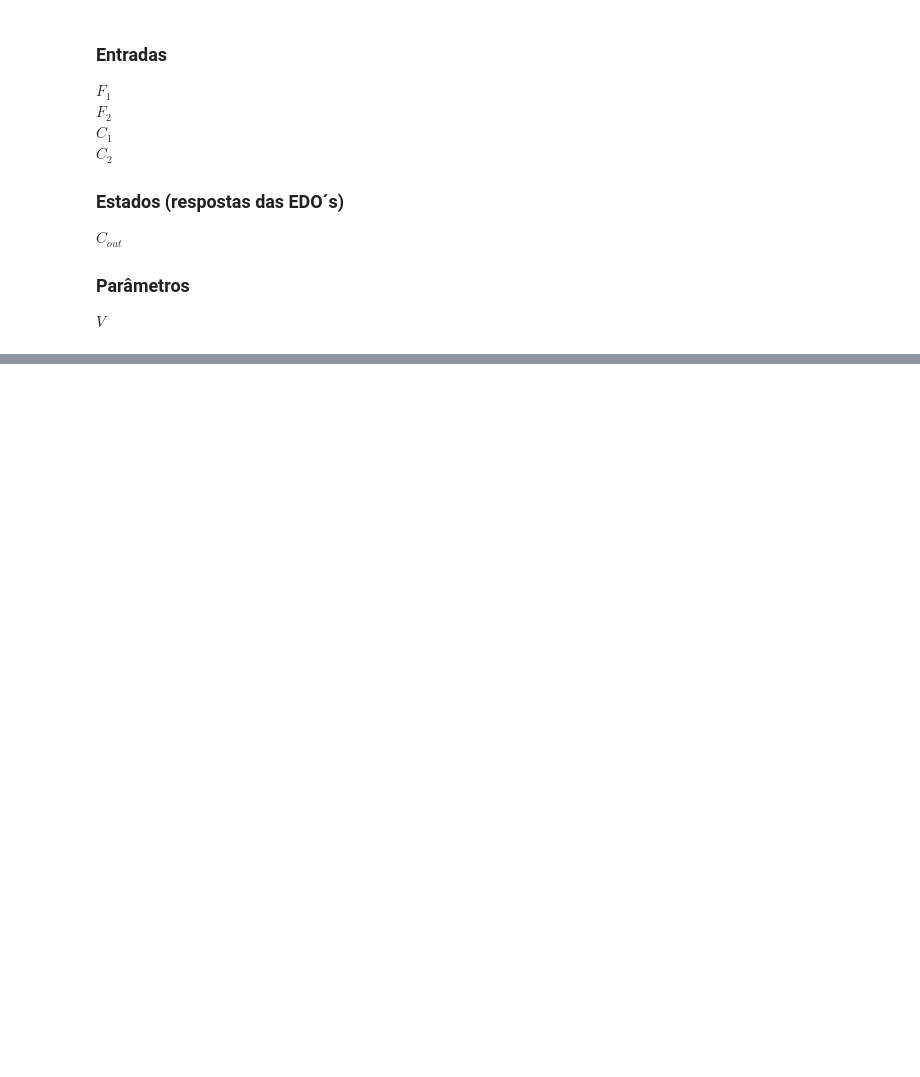
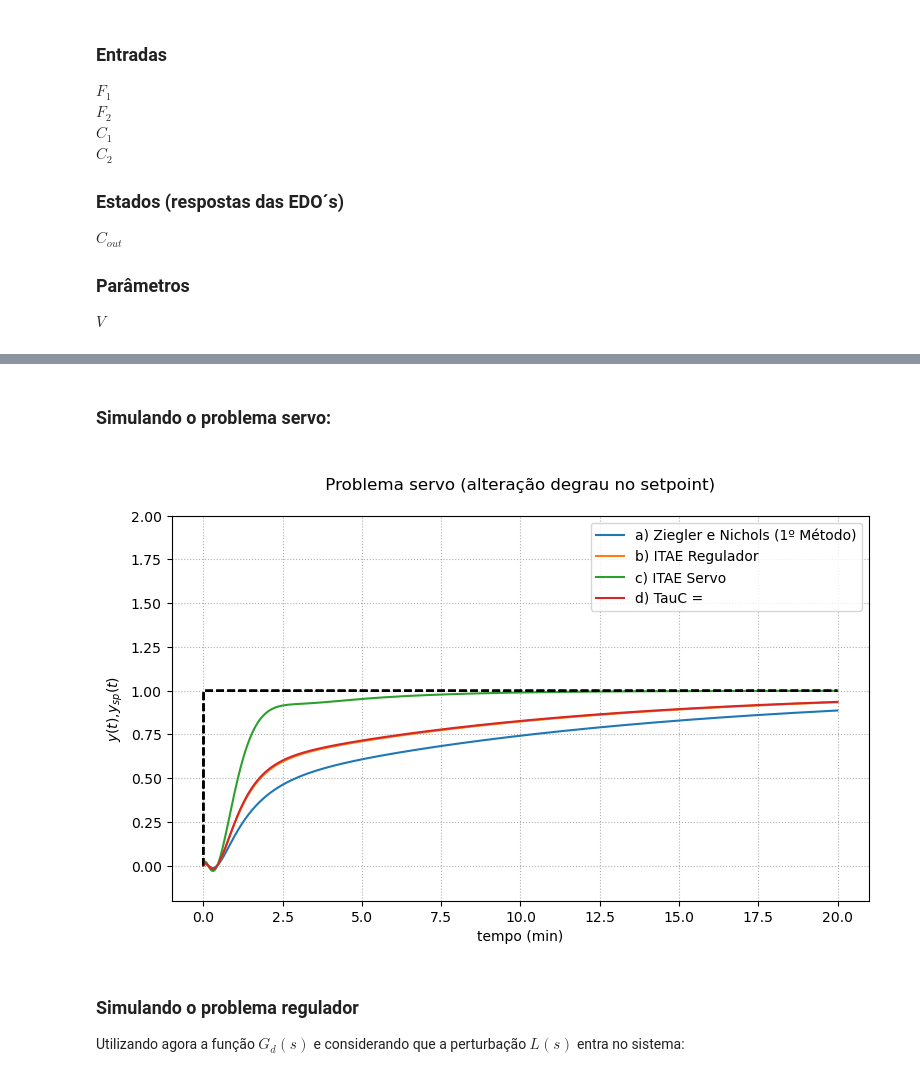
Before and after one commit to leonardomarcondelli/Chemical-Process-Control, a Jupyter notebook: Trabalho Avaliativo/Trabalho CPQ2 - Leonardo.ipynb, the cells around one changed output, grey strips where cells are left out. Cells and saved outputs as stored; diff of their text form; code cells hidden in the pictures; blank space fills up the shorter version.

```diff
--- a/Trabalho Avaliativo/Trabalho CPQ2 - Leonardo.ipynb
+++ b/Trabalho Avaliativo/Trabalho CPQ2 - Leonardo.ipynb
@@ -146,0 +380,48 @@ Apresente um fgura comparando o comportamento dinâmico de ambos os modelos. Pod
+# %% [markdown]
+### Simulando o problema servo:
+# %%
+def pid_servo(Kc, tauI, tauD, sint):
+
+    t = np.arange(t0,tf,dt)
+
+    # inicializando e definindo a trajetória de referência
+    SP = np.zeros(n)
+    SP[1:n] = 1.0
+
+    # cálculo de Ki = Kc/tauI e Kd = tauD*Kc
+    Ki = Kc/tauI
+    Kd = Kc*tauD
+
+    # Determinando as ações de controle de forma isolada
+    P = Kc
+    I = Ki/s
+    D = Kd*s
+
+    # Somando os termos proporcional, integral e derivativo
+    Gc = P+I+D
+
+    Gmf = Gs*Gc/(1+Gc*Gs)
+
+    t, y = control.forced_response (Gmf, t, SP)
+
+    plt.plot(t, y, label=sint, scalex = 6, scaley = 6)
+    plt.plot(t, SP, 'k--')
+    plt.ylim(-0.2, 2.0)
+    plt.title('\n Problema servo (alteração degrau no setpoint) \n')
+    plt.ylabel('$y(t)$,$y_{sp}(t)$')
+    plt.xlabel('tempo (min)')
+    plt.grid('on',linestyle=':')
+    plt.legend()
+# %%
+# cálculo do PI servo para diferentes os parâmetrs de sintonia
+plt.figure(figsize = (9,5))
+pid_servo (Kc=1.27, tauI=5.93, tauD=0, sint= "a) Ziegler e Nichols (1º Método)")
+pid_servo (Kc=1.80, tauI=5.93, tauD=0, sint= "b) ITAE Regulador")
+pid_servo (Kc=2.97, tauI=2.75, tauD=0, sint= "c) ITAE Servo")
+pid_servo (Kc=1.83, tauI=5.93, tauD=0, sint= "d) TauC = ")
+# %% [output]
+[figure, added]
+# %% [markdown]
+### Simulando o problema regulador
+
+Utilizando agora a função $G_d(s)$ e considerando que a perturbação $L(s)$ entra no sistema:
```
Also changed, not shown: parts of 36 cells of this notebook.
